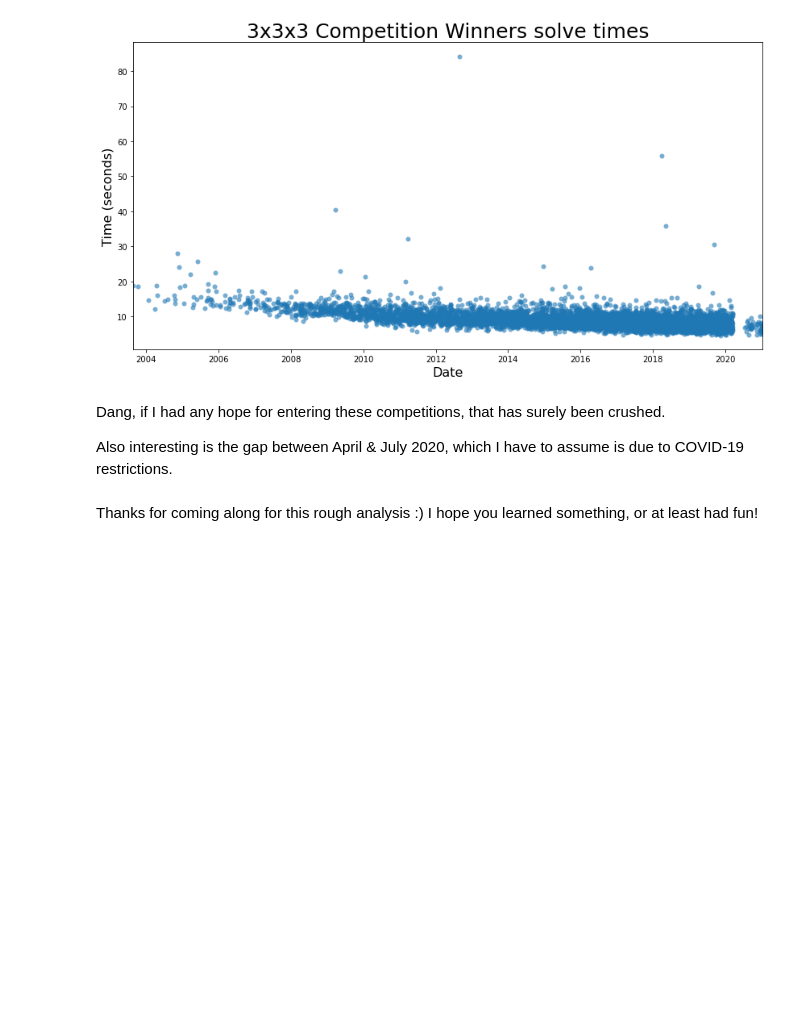
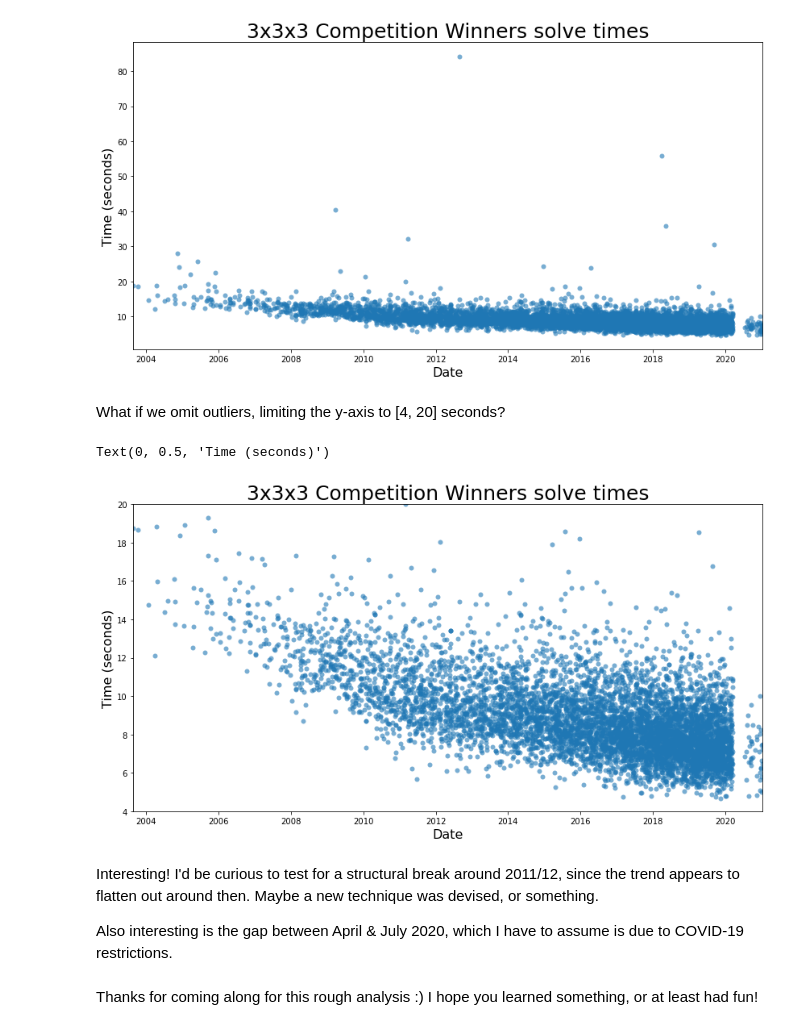
Before and after one commit to Pressed-In/wca_analysis, a Jupyter notebook: wca_analysis_01122021 (PS).ipynb, the cells around one changed output. Saved outputs shown, nothing was run; the diff lists cells and outputs as text; code cells hidden in the pictures; blank space fills up the shorter version.

```diff
--- a/wca_analysis_01122021 (PS).ipynb
+++ b/wca_analysis_01122021 (PS).ipynb
@@ -436,8 +433,25 @@ ax.set_ylabel("Time (seconds)",fontsize=16)
 # %% [output]
 Text(0, 0.5, 'Time (seconds)')
 [figure]
+# %% [markdown]
+What if we omit outliers, limiting the y-axis to [4, 20] seconds?
+# %%
+plt.figure(figsize=(14, 7))
+
+ax = sns.scatterplot(data=df_for_visual, x="date", y="best (in seconds)", linewidth=0, alpha=0.6)
+
+ax.set_xlim(df_for_visual['date'].min(), df_for_visual['date'].max())
+ax.set_ylim(4, 20)
+
+
+ax.set_title('3x3x3 Competition Winners solve times', fontsize=25)
+ax.set_xlabel('Date', fontsize=16)
+ax.set_ylabel("Time (seconds)",fontsize=16)
+# %% [output]
+Text(0, 0.5, 'Time (seconds)')
+[figure, added]
 # %% [markdown]
-Dang, if I had any hope for entering these competitions, that has surely been crushed.
+Interesting! I'd be curious to test for a structural break around 2011/12, since the trend appears to flatten out around then. Maybe a new technique was devised, or something.
 
 Also interesting is the gap between April & July 2020, which I have to assume is due to COVID-19 restrictions.
 # %% [markdown]
```
Also changed, not shown: parts of 3 cells of this notebook.
